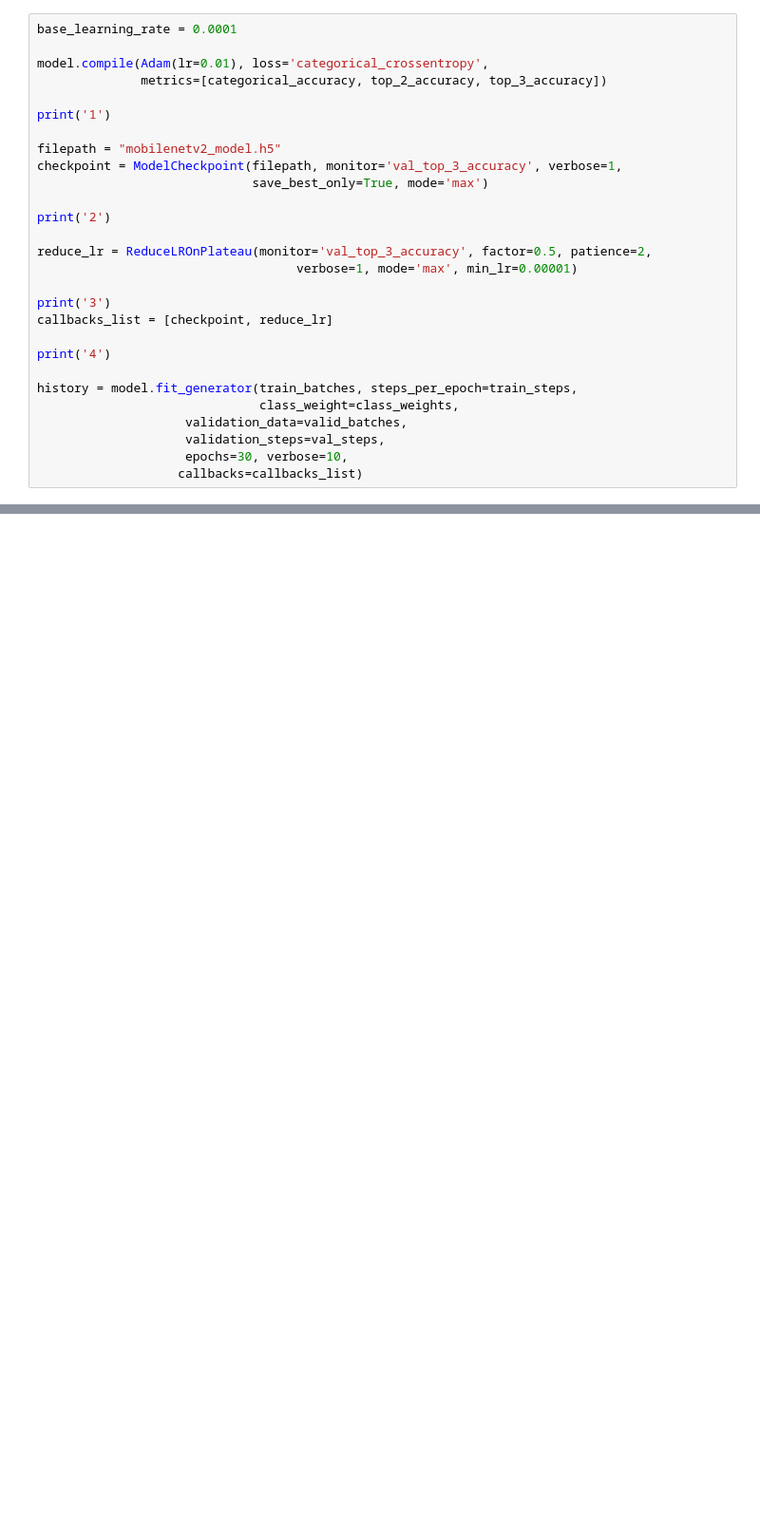
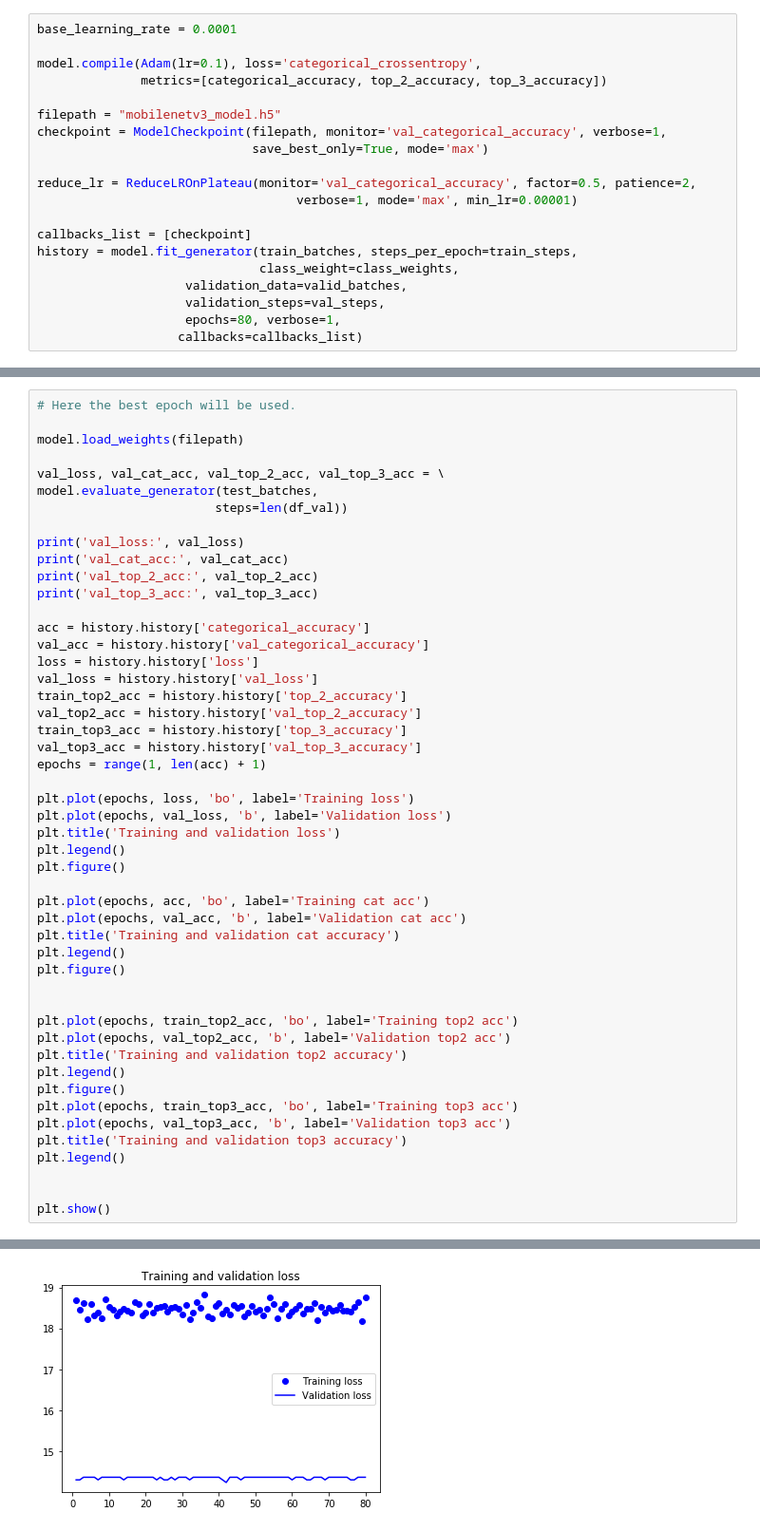
Before and after one commit to tommykwh/Skin-segmenentation-and-lesion-analyzer-on-raspberry-pi, a Jupyter notebook: train.ipynb, the cells around one changed output, grey strips where cells are left out. Shown at 95% size. Cells and saved outputs as stored; diff of their text form; blank space fills up the shorter version.

Commit message:
commit ready mobilenet v2 v3, ready to add segmentation

```diff
--- a/train.ipynb
+++ b/train.ipynb
@@ -425,29 +493,21 @@ None
 # %%
 base_learning_rate = 0.0001
 
-model.compile(Adam(lr=0.01), loss='categorical_crossentropy',
+model.compile(Adam(lr=0.1), loss='categorical_crossentropy',
               metrics=[categorical_accuracy, top_2_accuracy, top_3_accuracy])
 
-print('1')
-
-filepath = "mobilenetv2_model.h5"
-checkpoint = ModelCheckpoint(filepath, monitor='val_top_3_accuracy', verbose=1,
+filepath = "mobilenetv3_model.h5"
+checkpoint = ModelCheckpoint(filepath, monitor='val_categorical_accuracy', verbose=1,
                              save_best_only=True, mode='max')
 
-print('2')
-
-reduce_lr = ReduceLROnPlateau(monitor='val_top_3_accuracy', factor=0.5, patience=2,
+reduce_lr = ReduceLROnPlateau(monitor='val_categorical_accuracy', factor=0.5, patience=2,
                                    verbose=1, mode='max', min_lr=0.00001)
 
-print('3')
-callbacks_list = [checkpoint, reduce_lr]
-
-print('4')
-
+callbacks_list = [checkpoint]
 history = model.fit_generator(train_batches, steps_per_epoch=train_steps,
                               class_weight=class_weights,
                     validation_data=valid_batches,
                     validation_steps=val_steps,
-                    epochs=30, verbose=10,
+                    epochs=80, verbose=1,
                    callbacks=callbacks_list)
 # %% [output]
@@ -458,0 +531,50 @@ KeyboardInterrupt:
+# %%
+# Here the best epoch will be used.
+
+model.load_weights(filepath)
+
+val_loss, val_cat_acc, val_top_2_acc, val_top_3_acc = \
+model.evaluate_generator(test_batches,
+                        steps=len(df_val))
+
+print('val_loss:', val_loss)
+print('val_cat_acc:', val_cat_acc)
+print('val_top_2_acc:', val_top_2_acc)
+print('val_top_3_acc:', val_top_3_acc)
+
+acc = history.history['categorical_accuracy']
+val_acc = history.history['val_categorical_accuracy']
+loss = history.history['loss']
+val_loss = history.history['val_loss']
+train_top2_acc = history.history['top_2_accuracy']
+val_top2_acc = history.history['val_top_2_accuracy']
+train_top3_acc = history.history['top_3_accuracy']
+val_top3_acc = history.history['val_top_3_accuracy']
+epochs = range(1, len(acc) + 1)
+
+plt.plot(epochs, loss, 'bo', label='Training loss')
+plt.plot(epochs, val_loss, 'b', label='Validation loss')
+plt.title('Training and validation loss')
+plt.legend()
+plt.figure()
+
+plt.plot(epochs, acc, 'bo', label='Training cat acc')
+plt.plot(epochs, val_acc, 'b', label='Validation cat acc')
+plt.title('Training and validation cat accuracy')
+plt.legend()
+plt.figure()
+
+
+plt.plot(epochs, train_top2_acc, 'bo', label='Training top2 acc')
+plt.plot(epochs, val_top2_acc, 'b', label='Validation top2 acc')
+plt.title('Training and validation top2 accuracy')
+plt.legend()
+plt.figure()
+plt.plot(epochs, train_top3_acc, 'bo', label='Training top3 acc')
+plt.plot(epochs, val_top3_acc, 'b', label='Validation top3 acc')
+plt.title('Training and validation top3 accuracy')
+plt.legend()
+
+
+plt.show()
+# %% [output]
@@ -458,0 +585 @@ KeyboardInterrupt:
+[figure, added]
```
Also changed, not shown: parts of 18 cells of this notebook, 3 other files.
